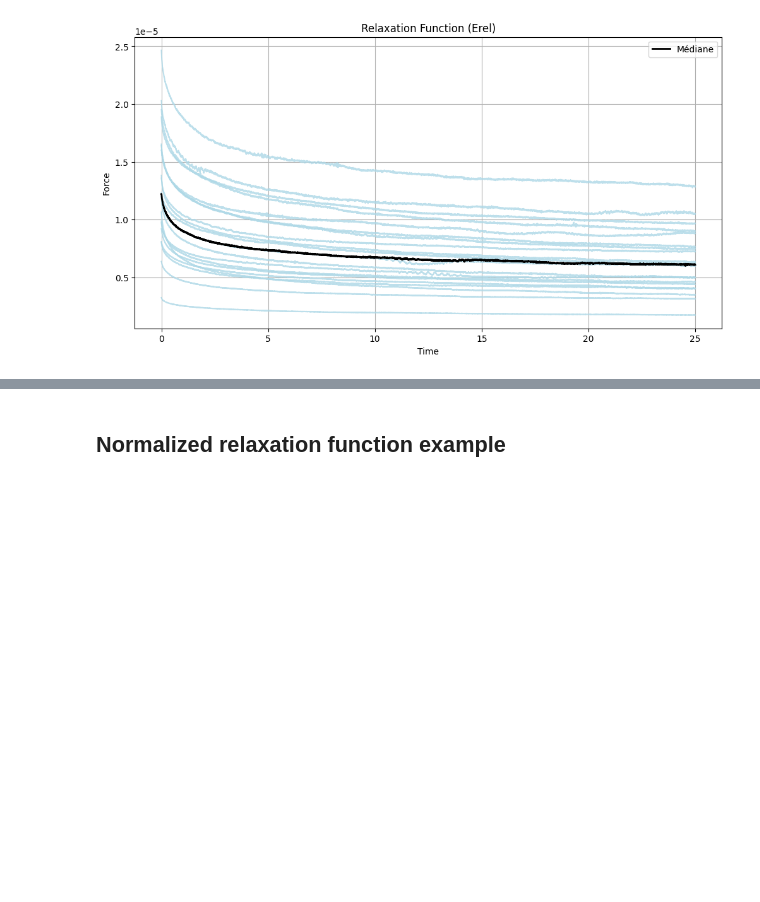
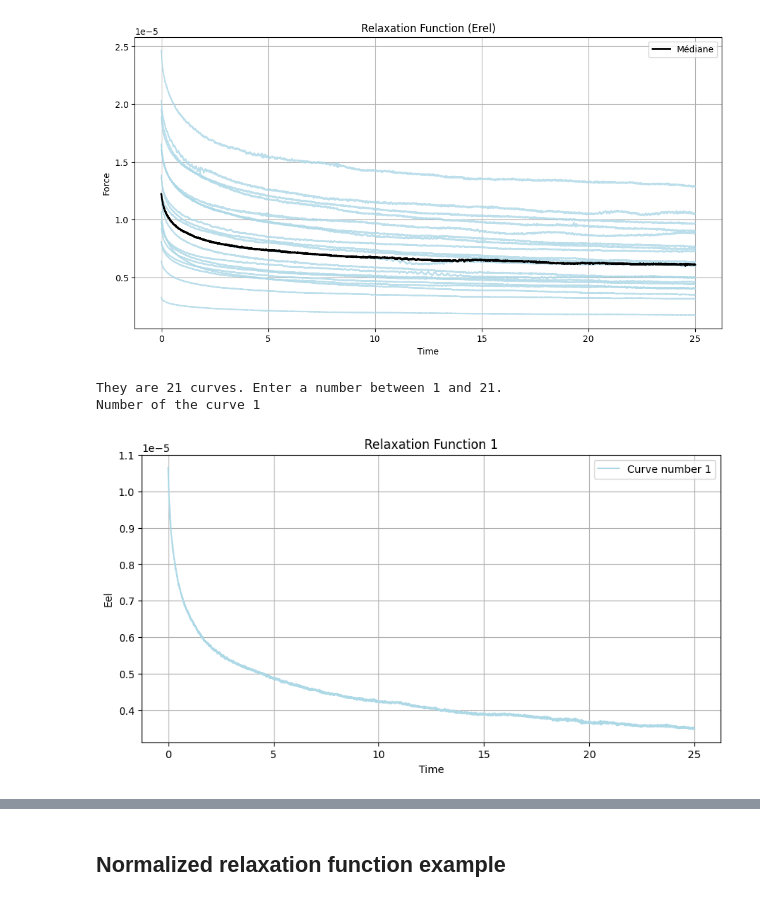
Before and after one commit to catalinapesquet/RESEARCH-PROJECT-TEC, a Jupyter notebook: Data_Visualization.ipynb, the cells around one changed output, grey strips where cells are left out. Saved outputs shown, nothing was run; the diff lists cells and outputs as text; code cells hidden in the pictures; blank space fills up the shorter version.

```diff
--- a/Data_Visualization.ipynb
+++ b/Data_Visualization.ipynb
@@ -80,0 +92,9 @@ def plot_single_curve(index):
+# %%
+print(f"They are {len(relaxation_func)} curves. Enter a number between 1 and {len(relaxation_func)}.")
+
+selected_curve = int(input("Number of the curve "))
+plot_single_curve(selected_curve, relaxation_func, 'Eel', 'Relaxation Function')
+# %% [output]
+They are 21 curves. Enter a number between 1 and 21.
+Number of the curve 1
+[figure, added]
```
Also changed, not shown: parts of 7 cells of this notebook.
